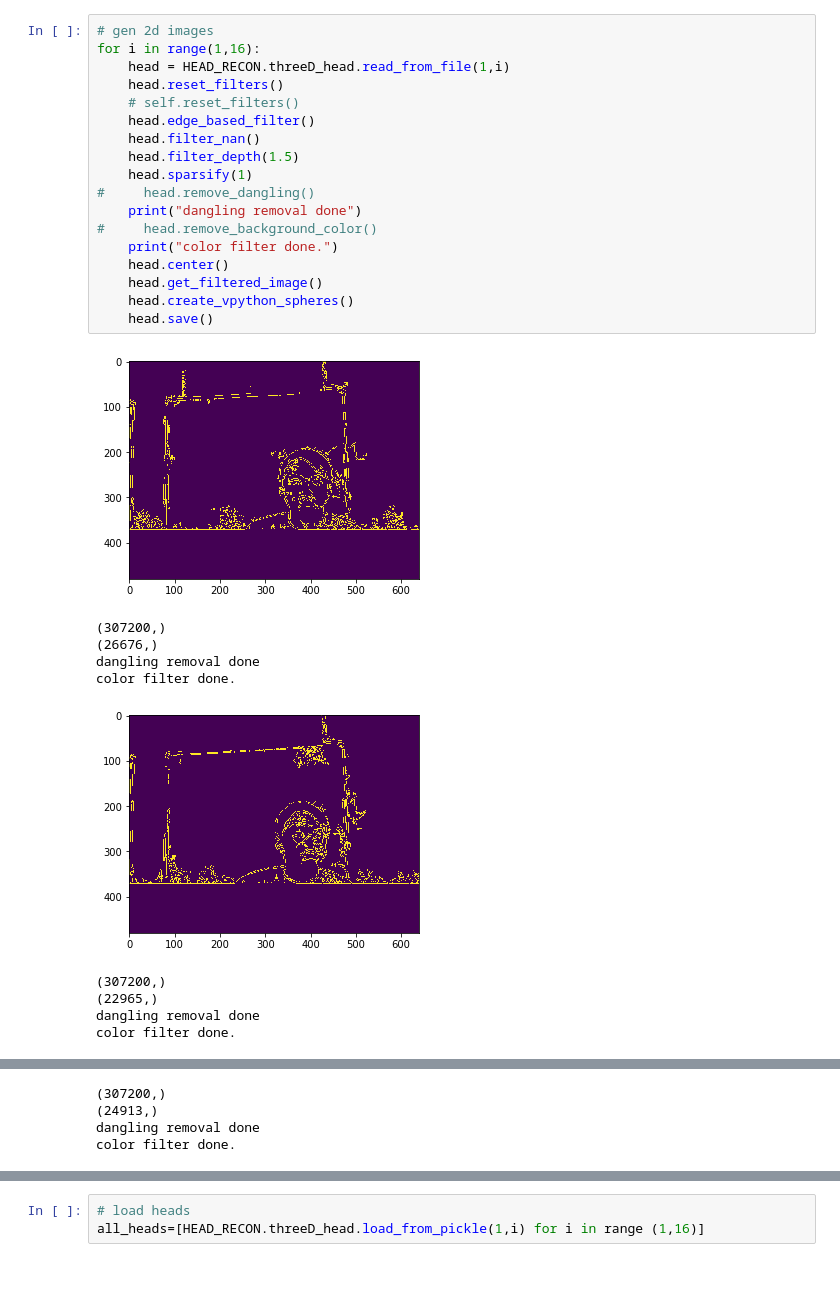
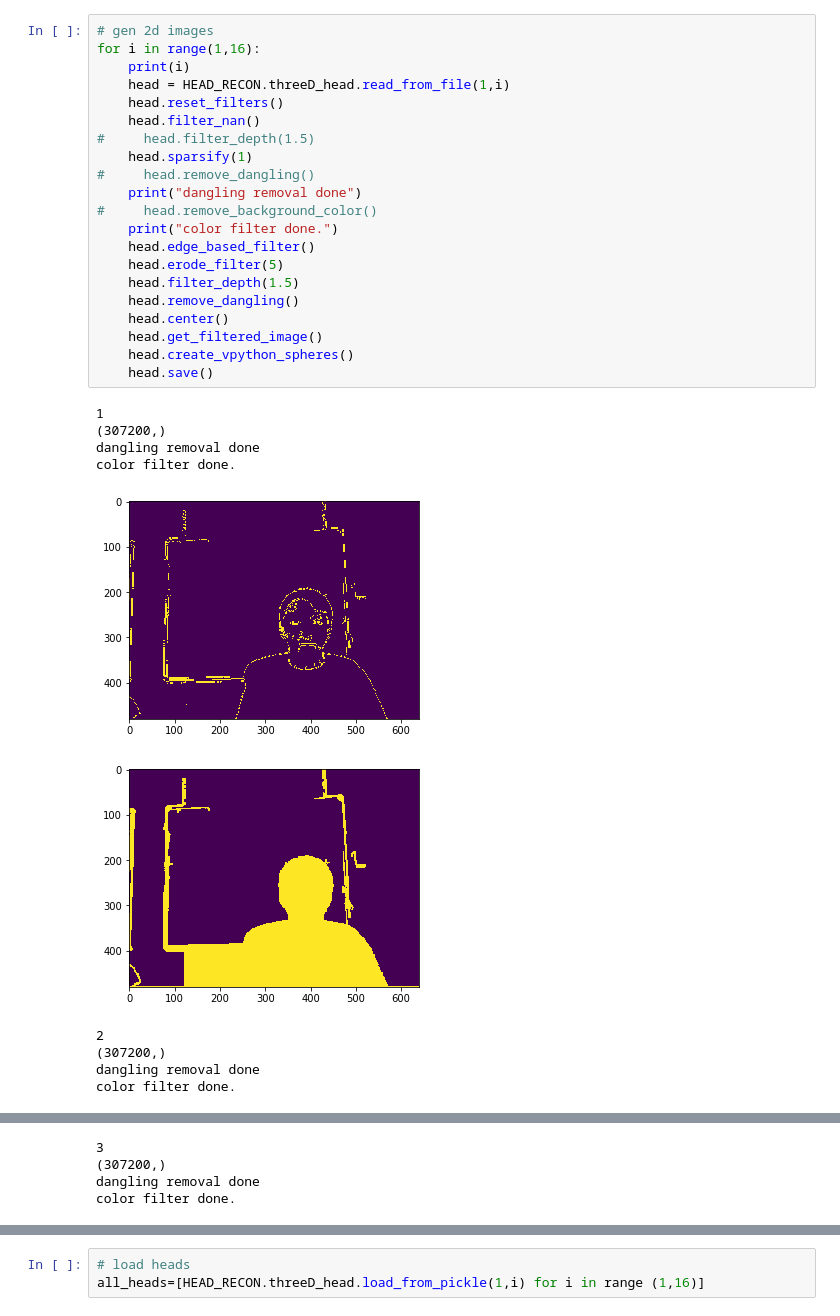
Before and after one commit to yichao-l/head_reconstruct, a Jupyter notebook: yichao-test.ipynb, the cells around one changed output, grey strips where cells are left out. Cells and saved outputs as stored; diff of their text form; blank space fills up the shorter version.

Commit message:
add erode and edge based

```diff
--- a/yichao-test.ipynb
+++ b/yichao-test.ipynb
@@ -77,29 +17,32 @@ for j in range(1,16):
 # %%
 # gen 2d images
 for i in range(1,16):
+    print(i)
     head = HEAD_RECON.threeD_head.read_from_file(1,i)
     head.reset_filters()
-    # self.reset_filters()
-    head.edge_based_filter()
     head.filter_nan()
-    head.filter_depth(1.5)
+#     head.filter_depth(1.5)
     head.sparsify(1)
 #     head.remove_dangling()
     print("dangling removal done")
 #     head.remove_background_color()
     print("color filter done.")
+    head.edge_based_filter()
+    head.erode_filter(5)
+    head.filter_depth(1.5)
+    head.remove_dangling()
     head.center()
     head.get_filtered_image()
     head.create_vpython_spheres()
     head.save()
 # %% [output]
+1
+(307200,)
+dangling removal done
+color filter done.
-[figure, old version]
+[figure, new version]
-(307200,)
-(26676,)
-dangling removal done
-color filter done.
-[figure, old version]
+[figure, new version]
+2
 (307200,)
-(22965,)
 dangling removal done
 color filter done.
@@ -107,4 +51,4 @@ color filter done.
+3
 (307200,)
-(24913,)
 dangling removal done
 color filter done.
```
Also changed, not shown: parts of 8 cells of this notebook, 6 other files.
